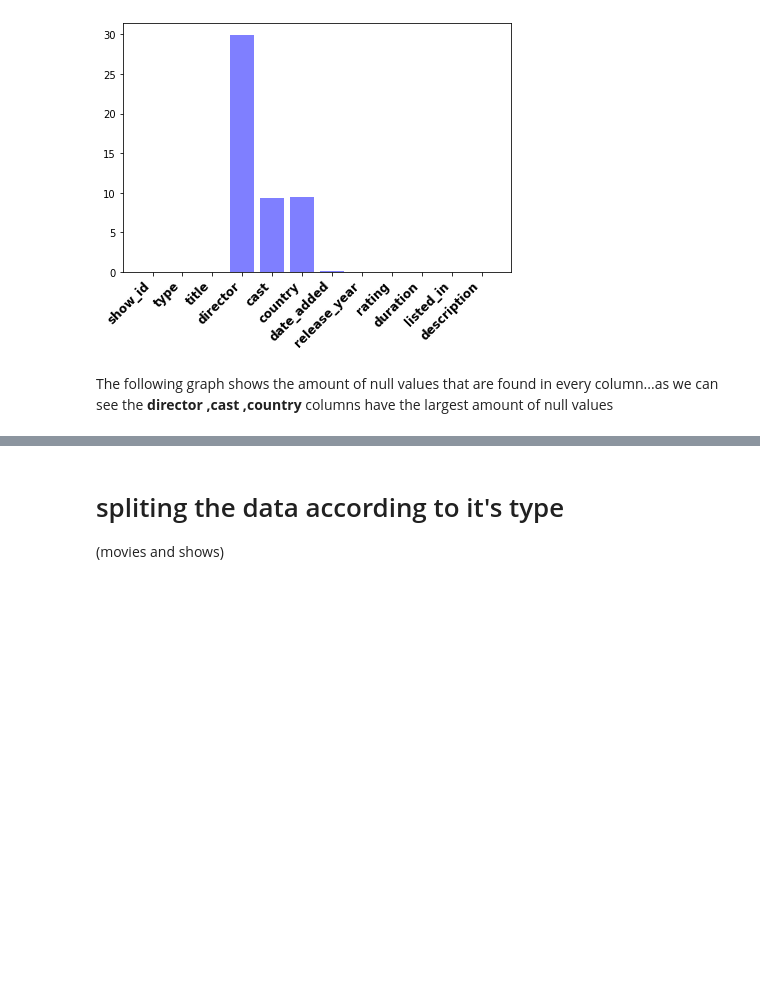
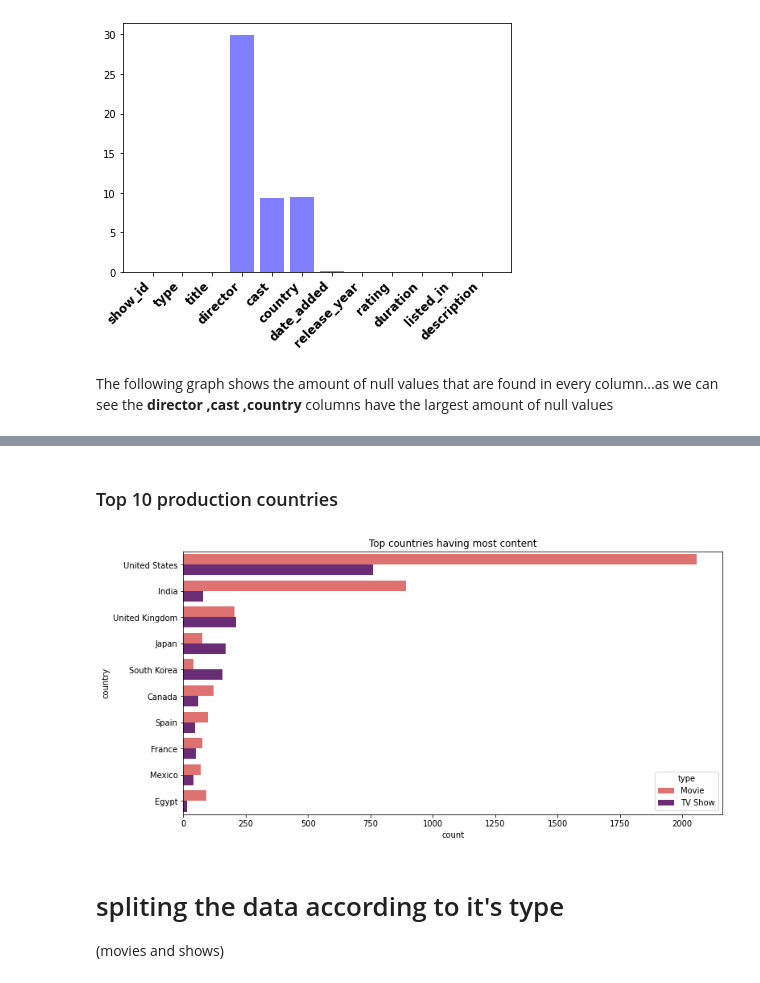
Before and after one commit to Mustafa-Alwash/Netflix-Data-Analysis, a Jupyter notebook: jupyter.ipynb, the cells around one changed output, grey strips where cells are left out. Cells and saved outputs as stored; diff of their text form; code cells hidden in the pictures; blank space fills up the shorter version.

```diff
--- a/jupyter.ipynb
+++ b/jupyter.ipynb
@@ -86,3 +101,12 @@ The following graph shows the amount of null values that are found in every colu
+# %% [markdown]
+### Top 10 production countries
+# %%
+fig = plt.figure(figsize=(12,6))
+sns.countplot(data = data,y = 'country', order = data["country"].value_counts().index[:10],hue = 'type',palette = 'magma_r')
+plt.title("Top countries having most content")
+plt.show()
+# %% [output]
+[figure, added]
 # %% [markdown]
 # spliting the data according to it's type
 (movies and shows)
```
Also changed, not shown: parts of 8 cells of this notebook.
